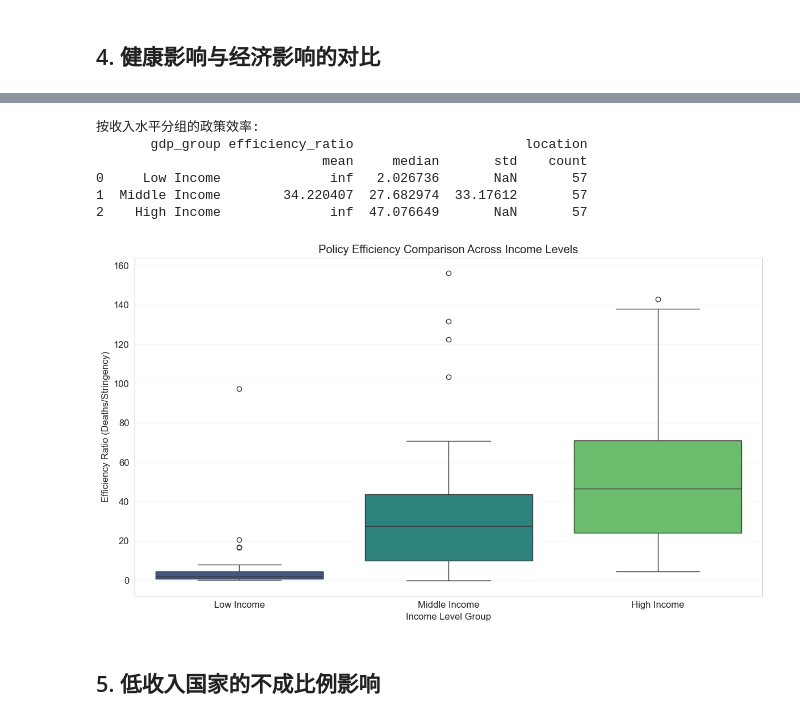
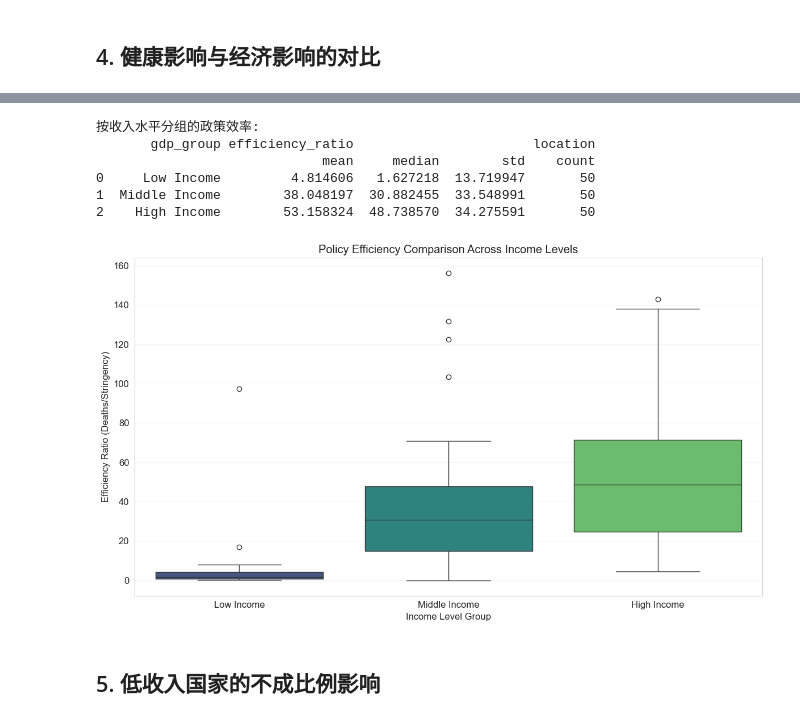
Before and after one commit to bkmashiro/DSP-report, a Jupyter notebook: covid_analysis_4_socioeconomic.ipynb, the cells around one changed output, grey strips where cells are left out. Saved outputs shown, nothing was run; the diff lists cells and outputs as text; code cells hidden in the pictures.

```diff
--- a/covid_analysis_4_socioeconomic.ipynb
+++ b/covid_analysis_4_socioeconomic.ipynb
@@ -249,0 +311,3 @@ print(continent_life_loss.sort_values('estimated_life_expectancy_loss', ascendin
+# %%
+# 加载GDP数据
+gdp_data = load_worldbank_data()
@@ -252,15 +343,19 @@ print(continent_life_loss.sort_values('estimated_life_expectancy_loss', ascendin
 # Generally, strict restriction measures lead to greater economic losses in the short term
 
 # Calculate average stringency index and death rate for each country
-country_impact = socio_df.groupby('location').agg({
-    'stringency_index': 'mean',
-    'total_deaths_per_million': 'max',
-    'gdp_per_capita': 'first',
-    'continent': 'first'
-}).reset_index()
+
+country_impact = pd.merge(
+    country_impact,
+    gdp_data,
+    left_on='location',
+    right_on='Country Name'
+)
 
 # Remove rows with missing values
 country_impact = country_impact.dropna(subset=['stringency_index', 'total_deaths_per_million', 'gdp_per_capita'])
 
 # Group countries into high/medium/low by GDP
 country_impact['gdp_group'] = pd.qcut(country_impact['gdp_per_capita'], 3, labels=['Low Income', 'Middle Income', 'High Income'])
+country_impact['income_level'] = pd.qcut(country_impact['gdp_per_capita'],
+                                       q=4,
+                                       labels=['Low', 'Medium-Low', 'Medium-High', 'High'])
@@ -344,10 +535,12 @@ print(continent_impact)
 # 比较不同GDP组的严格度-死亡率效率
 # 计算每个国家的效率比率：死亡率/严格度指数
 # 比率越低，表示单位严格度带来的死亡率越低，即政策效率越高
-country_impact['efficiency_ratio'] = country_impact['total_deaths_per_million'] / country_impact['stringency_index']
+# 过滤掉严格度指数为0的数据以避免除以0
+country_impact_filtered = country_impact[country_impact['stringency_index'] > 0]
+country_impact_filtered['efficiency_ratio'] = country_impact_filtered['total_deaths_per_million'] / country_impact_filtered['stringency_index']
 
 # 按GDP组计算平均效率比率
-gdp_efficiency = country_impact.groupby('gdp_group').agg({
+gdp_efficiency = country_impact_filtered.groupby('gdp_group').agg({
     'efficiency_ratio': ['mean', 'median', 'std'],
     'location': 'count'
 }).reset_index()
@@ -356,22 +549,23 @@ print("按收入水平分组的政策效率:")
 print(gdp_efficiency)
 # %% [output]
 按收入水平分组的政策效率:
-       gdp_group efficiency_ratio                      location
-                             mean     median       std    count
-0     Low Income              inf   2.026736       NaN       57
-1  Middle Income        34.220407  27.682974  33.17612       57
-2    High Income              inf  47.076649       NaN       57
+       gdp_group efficiency_ratio                       location
+                             mean     median        std    count
+0     Low Income         4.814606   1.627218  13.719947       50
+1  Middle Income        38.048197  30.882455  33.548991       50
+2    High Income        53.158324  48.738570  34.275591       50
 # %%
 # Create boxplot: efficiency ratio by GDP group
 plt.figure(figsize=(12, 7))
-sns.boxplot(x='gdp_group', y='efficiency_ratio', data=country_impact, palette='viridis')
+sns.boxplot(x='gdp_group', y='efficiency_ratio', data=country_impact_filtered, palette='viridis')
 plt.xlabel('Income Level Group')
 plt.ylabel('Efficiency Ratio (Deaths/Stringency)')
 plt.title('Policy Efficiency Comparison Across Income Levels')
 plt.grid(True, alpha=0.3, axis='y')
 plt.tight_layout()
+plt.savefig('ca/images/efficiency-gdp.png')
 # %% [output]
-[figure, old version]
+[figure, new version]
 # %% [markdown]
 ## 5. 低收入国家的不成比例影响
 # %%
```
Also changed, not shown: parts of 24 cells of this notebook, 38 other files.
